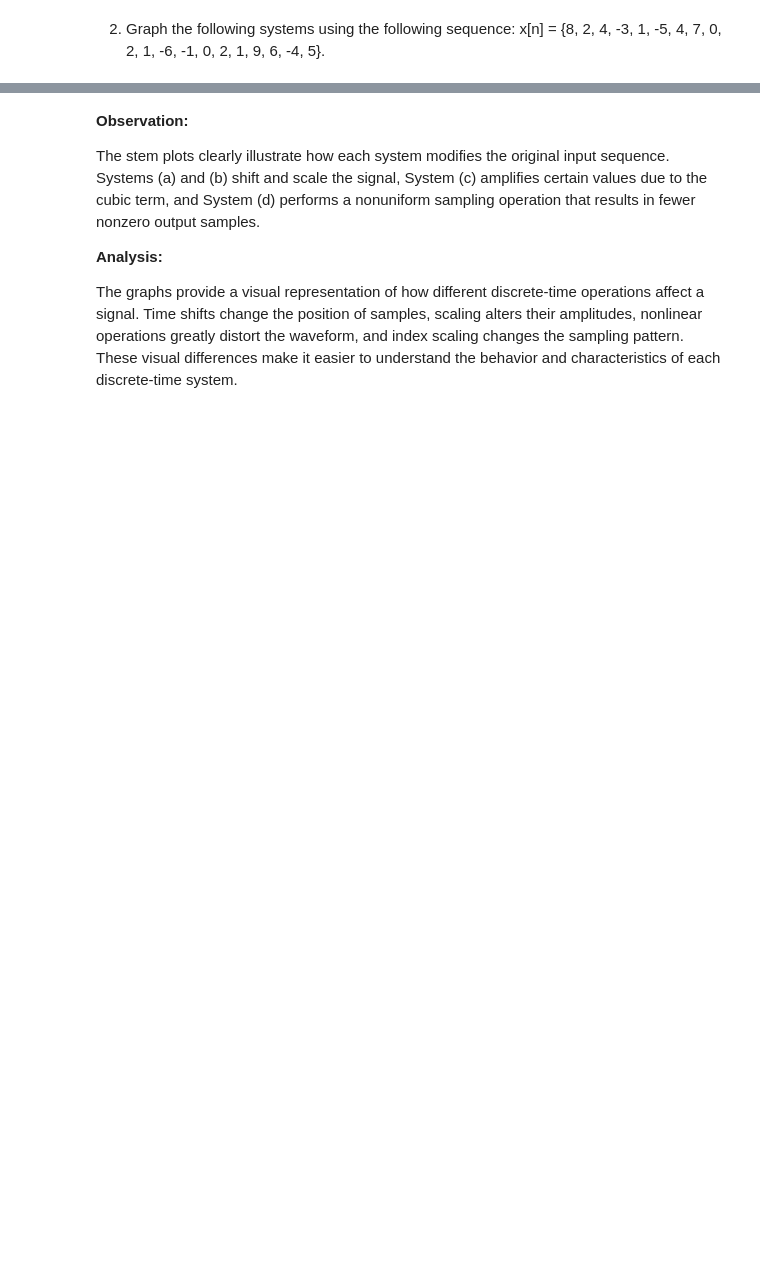
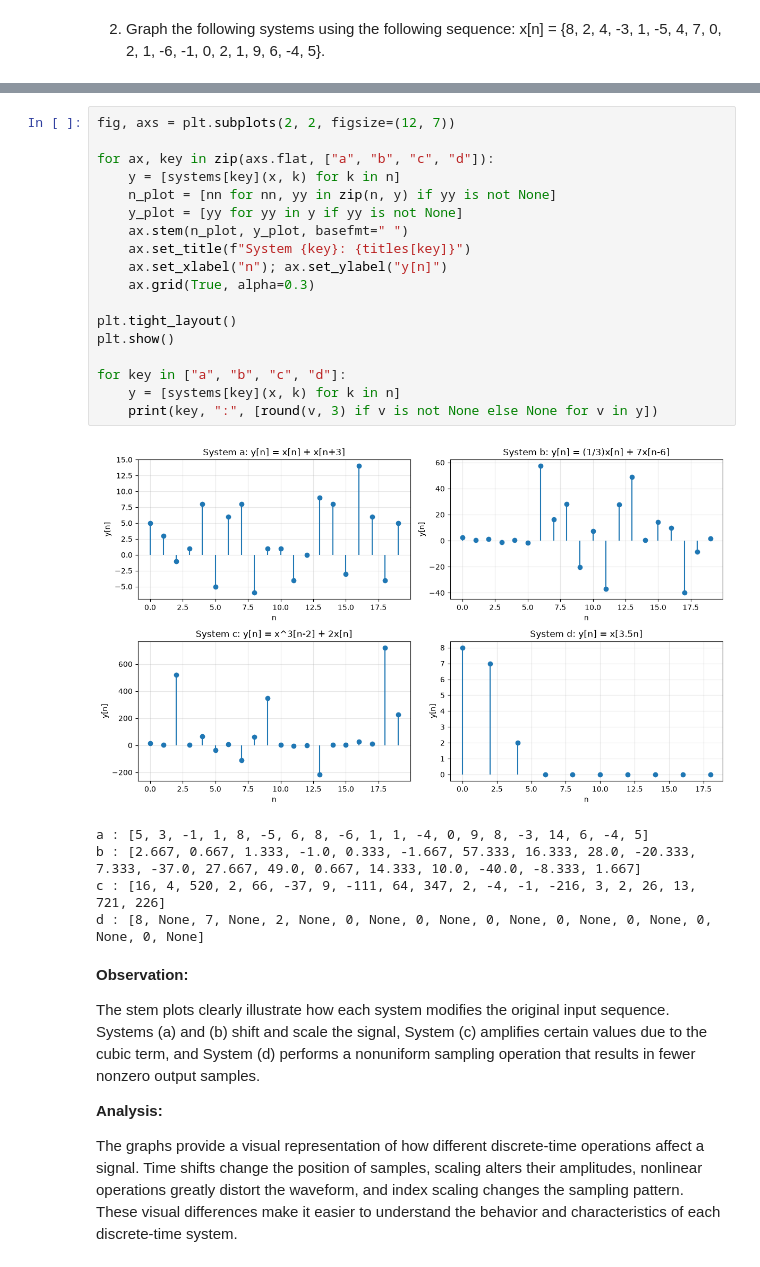
Before and after one commit to leon-pscl/CPE027-pscl, a Jupyter notebook: HOA5/LIM_HOA5_CPE027_CPE41S2.ipynb, the cells around one changed output, grey strips where cells are left out. Saved outputs shown, nothing was run; the diff lists cells and outputs as text; blank space fills up the shorter version.

```diff
--- a/HOA5/LIM_HOA5_CPE027_CPE41S2.ipynb
+++ b/HOA5/LIM_HOA5_CPE027_CPE41S2.ipynb
@@ -176,3 +88,27 @@ plt.show()
+# %%
+fig, axs = plt.subplots(2, 2, figsize=(12, 7))
+
+for ax, key in zip(axs.flat, ["a", "b", "c", "d"]):
+    y = [systems[key](x, k) for k in n]
+    n_plot = [nn for nn, yy in zip(n, y) if yy is not None]
+    y_plot = [yy for yy in y if yy is not None]
+    ax.stem(n_plot, y_plot, basefmt=" ")
+    ax.set_title(f"System {key}: {titles[key]}")
+    ax.set_xlabel("n"); ax.set_ylabel("y[n]")
+    ax.grid(True, alpha=0.3)
+
+plt.tight_layout()
+plt.show()
+
+for key in ["a", "b", "c", "d"]:
+    y = [systems[key](x, k) for k in n]
+    print(key, ":", [round(v, 3) if v is not None else None for v in y])
+# %% [output]
+[figure, added]
+a : [5, 3, -1, 1, 8, -5, 6, 8, -6, 1, 1, -4, 0, 9, 8, -3, 14, 6, -4, 5]
+b : [2.667, 0.667, 1.333, -1.0, 0.333, -1.667, 57.333, 16.333, 28.0, -20.333, 7.333, -37.0, 27.667, 49.0, 0.667, 14.333, 10.0, -40.0, -8.333, 1.667]
+c : [16, 4, 520, 2, 66, -37, 9, -111, 64, 347, 2, -4, -1, -216, 3, 2, 26, 13, 721, 226]
+d : [8, None, 7, None, 2, None, 0, None, 0, None, 0, None, 0, None, 0, None, 0, None, 0, None]
 # %% [markdown]
 **Observation:**
 
```
Also changed, not shown: parts of 13 cells of this notebook.
